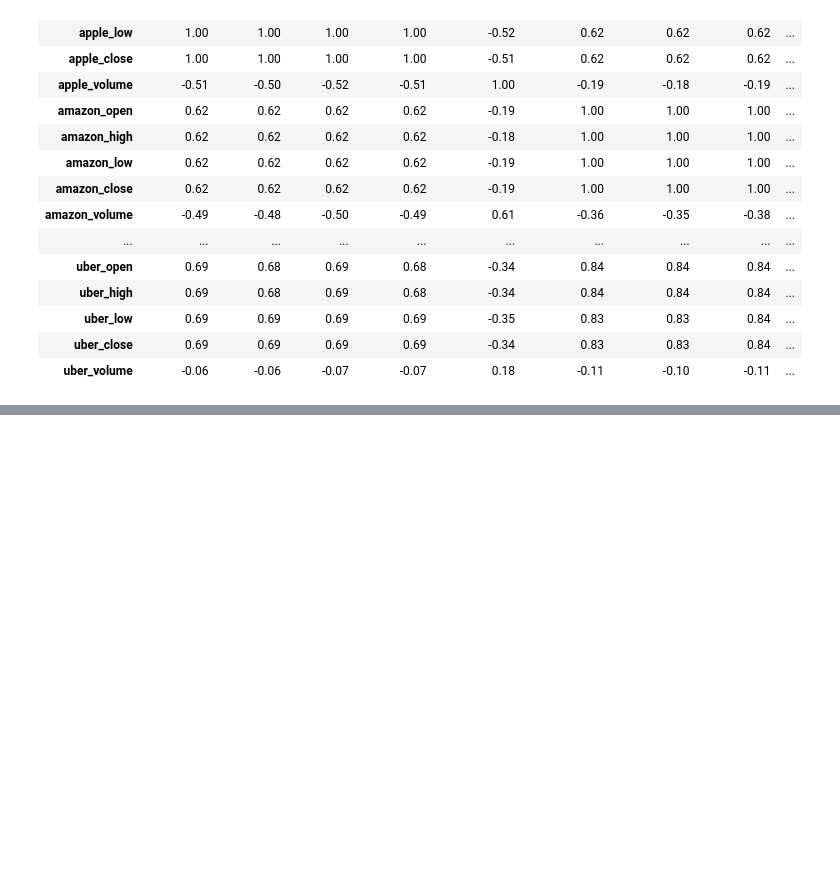
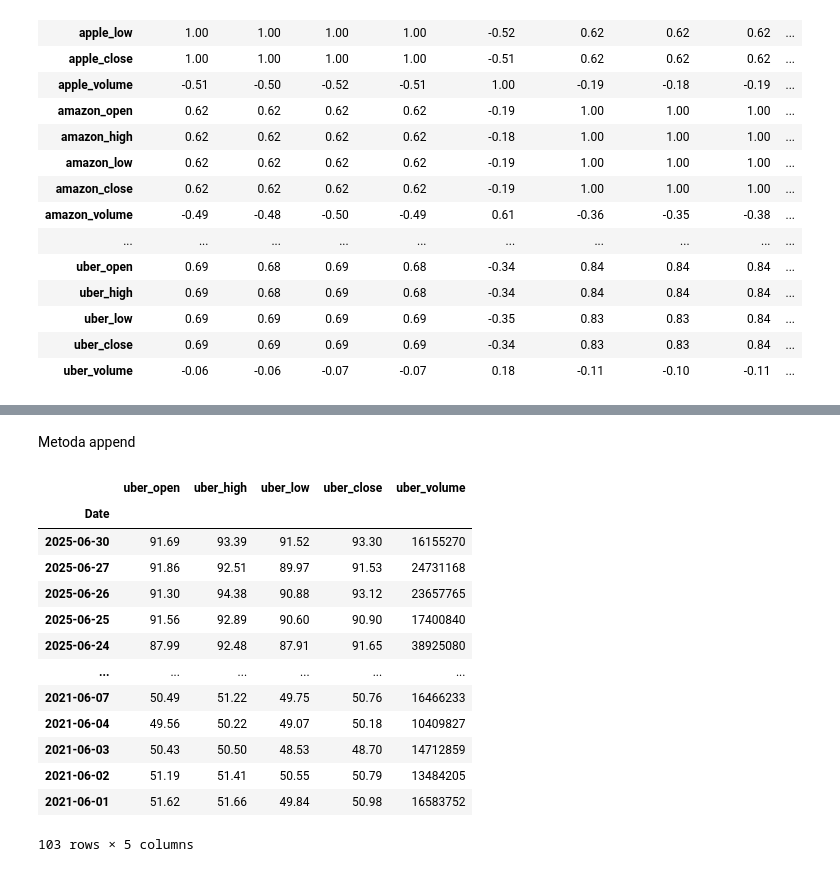
Before and after one commit to KrzysztofTyszecki/data-science-bootcamp, a Jupyter notebook: Dane_gieldowe.ipynb, the cells around one changed output, grey strips where cells are left out. Saved outputs shown, nothing was run; the diff lists cells and outputs as text; code cells hidden in the pictures; blank space fills up the shorter version.

```diff
--- a/Dane_gieldowe.ipynb
+++ b/Dane_gieldowe.ipynb
@@ -468,0 +482,20 @@ df.corr()
+# %% [markdown]
+Metoda append
+# %%
+uber_6 = uber[uber.index.month == 6]
+uber_6
+# %% [output]
+|  | uber_open | uber_high | uber_low | uber_close | uber_volume |
+| Date |  |  |  |  |  |
+| 2025-06-30 | 91.69 | 93.39 | 91.52 | 93.30 | 16155270 |
+| 2025-06-27 | 91.86 | 92.51 | 89.97 | 91.53 | 24731168 |
+| 2025-06-26 | 91.30 | 94.38 | 90.88 | 93.12 | 23657765 |
+| 2025-06-25 | 91.56 | 92.89 | 90.60 | 90.90 | 17400840 |
+| 2025-06-24 | 87.99 | 92.48 | 87.91 | 91.65 | 38925080 |
+| ... | ... | ... | ... | ... | ... |
+| 2021-06-07 | 50.49 | 51.22 | 49.75 | 50.76 | 16466233 |
+| 2021-06-04 | 49.56 | 50.22 | 49.07 | 50.18 | 10409827 |
+| 2021-06-03 | 50.43 | 50.50 | 48.53 | 48.70 | 14712859 |
+| 2021-06-02 | 51.19 | 51.41 | 50.55 | 50.79 | 13484205 |
+| 2021-06-01 | 51.62 | 51.66 | 49.84 | 50.98 | 16583752 |
+103 rows × 5 columns
```
Also changed, not shown: parts of 4 cells of this notebook.
